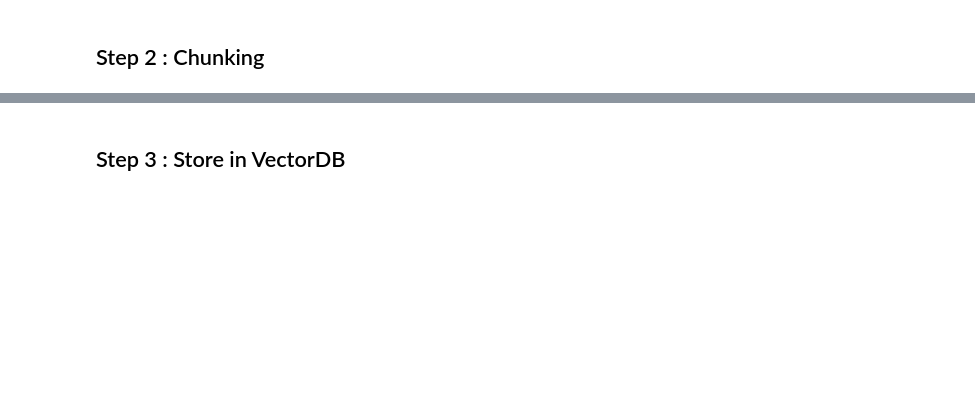
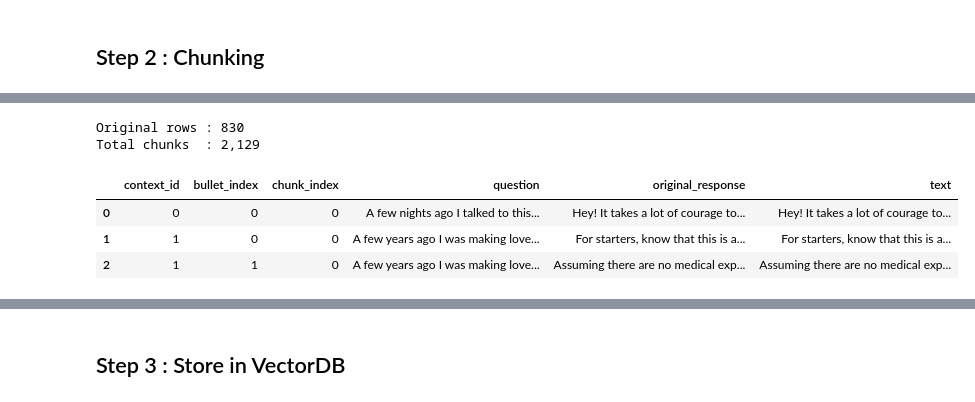
Before and after one commit to KhalidAhmed1/Mental-health-RAG, a Jupyter notebook: rag_pipeline.ipynb, the cells around one changed output, grey strips where cells are left out. Cells and saved outputs as stored; diff of their text form; code cells hidden in the pictures; blank space fills up the shorter version.

```diff
--- a/rag_pipeline.ipynb
+++ b/rag_pipeline.ipynb
@@ -218,6 +302,6 @@ summarized_df.head()
 # %%
 # Chunking Config
-CHUNK_SIZE_CHARS = 1500   # ~375 tokens per chunk
+CHUNK_SIZE_CHARS = 1200   # ~375 tokens per chunk
 OVERLAP_CHARS    = 150    # chars carried over between chunks
 BATCH_SIZE       = 64
 MODEL_NAME       = 'all-mpnet-base-v2'
@@ -251,7 +340,7 @@ def split_bullets(text):
     return bullets
 
 
-def chunk_text(text, size=1500, overlap=150):
+def chunk_text(text, size=CHUNK_SIZE_CHARS, overlap=OVERLAP_CHARS):
     text = str(text).strip()
     if not text:
         return []
@@ -263,16 +352,16 @@ def chunk_text(text, size=1500, overlap=150):
     current_chunk = ""
 
     for sentence in sentences:
-        # Hard cap: if single sentence exceeds size, split it
+        # Handle sentence longer than size
         if len(sentence) > size:
             if current_chunk.strip():
                 chunks.append(current_chunk.strip())
-            overlap_text = sentence[-overlap:] if overlap > 0 else ""
-            current_chunk = overlap_text
             for i in range(0, len(sentence), size):
                 chunks.append(sentence[i:i+size])
-            current_chunk = ""
-        elif len(current_chunk) + len(sentence) + 1 > size:
+            current_chunk = sentence[-overlap:] if overlap > 0 else ""
+            continue
+
+        if len(current_chunk) + len(sentence) + 1 > size:
             chunks.append(current_chunk.strip())
             overlap_text = current_chunk[-overlap:] if overlap > 0 else ""
             current_chunk = overlap_text + " " + sentence
@@ -281,6 +370,7 @@ def chunk_text(text, size=1500, overlap=150):
 
     if current_chunk.strip():
         chunks.append(current_chunk.strip())
+
     return chunks
 # %%
 # Load the semantic-clustered output from Step 1
@@ -329,0 +388,3 @@ print(f'Chunks over 1500 chars  : {(chunks_df["char_len"] > 1500).sum():,}')
+# %%
+chunking_df['response_len'] = chunking_df['Responses'].str.len()
+print(chunking_df['response_len'].describe())
@@ -329,0 +401,37 @@ print(f'Chunks over 1500 chars  : {(chunks_df["char_len"] > 1500).sum():,}')
+# %%
+records = []
+
+for i, row in tqdm(chunking_df.iterrows(), total=len(chunking_df), desc='Chunking rows'):
+    question = str(row.get('Context', row.iloc[0])).strip()
+
+    # Support both 'Responses' and 'Response' column names
+    responses_field = row.get('Responses') if 'Responses' in chunking_df.columns else row.get('Response')
+
+    bullets = split_bullets(responses_field) if responses_field else []
+    if not bullets:
+        bullets = [responses_field] if responses_field else [question]
+
+    for bi, bullet in enumerate(bullets):
+        # Chunk each bullet and create a record for each chunk
+        # Each record includes context_id, bullet_index, chunk_index, question, original_response, and chunk text
+        for ci, chunk in enumerate(chunk_text(bullet, size=CHUNK_SIZE_CHARS, overlap=OVERLAP_CHARS)):
+            records.append({
+                'context_id'       : int(i),
+                'bullet_index'     : int(bi),
+                'chunk_index'      : int(ci),
+                'question'         : question,
+                'original_response': bullet,
+                'text'             : chunk,
+            })
+
+chunks_df = pd.DataFrame(records)
+print(f'Original rows : {len(chunking_df):,}')
+print(f'Total chunks  : {len(chunks_df):,}')
+chunks_df.head(3)
+# %% [output]
+Original rows : 830
+Total chunks  : 2,129
+|  | context_id | bullet_index | chunk_index | question | original_response | text |
+| 0 | 0 | 0 | 0 | A few nights ago I talked to this... | Hey! It takes a lot of courage to... | Hey! It takes a lot of courage to... |
+| 1 | 1 | 0 | 0 | A few years ago I was making love... | For starters, know that this is a... | For starters, know that this is a... |
+| 2 | 1 | 1 | 0 | A few years ago I was making love... | Assuming there are no medical exp... | Assuming there are no medical exp... |
```
Also changed, not shown: parts of 35 cells of this notebook.
